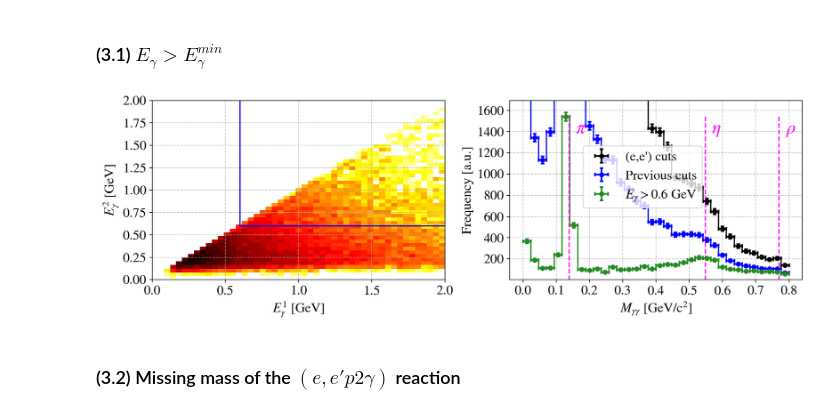
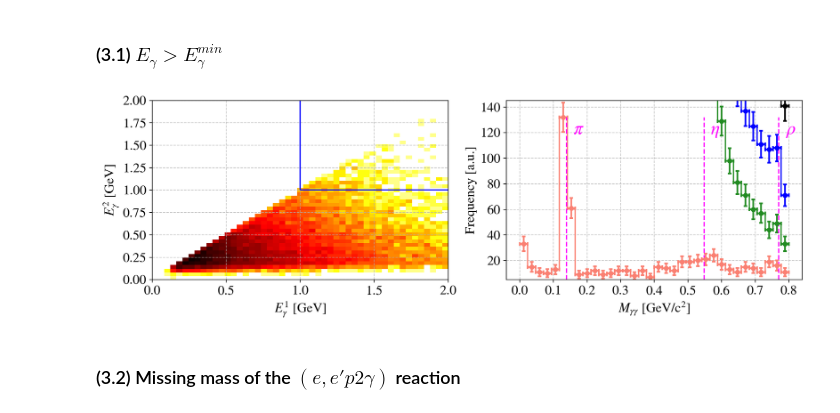
Before and after one commit to erezcoh4/CLAS12_BranchingRatios_Analysis, a Jupyter notebook: PythonAnalysis/InvariantMass_2gammas/FirstLookAtInvariantMass.ipynb, the cells around one changed output. Drawn from its saved outputs; the diff is of its cells as text; code cells hidden in the pictures.

```diff
--- a/PythonAnalysis/InvariantMass_2gammas/FirstLookAtInvariantMass.ipynb
+++ b/PythonAnalysis/InvariantMass_2gammas/FirstLookAtInvariantMass.ipynb
@@ -25,7 +25,7 @@ Loaded bin migration and acceptance weights from MC calculations.
 ### (1.1) Load data file
 # %%
 data_path  = "/Users/erezcohen/Desktop/data/CLAS12/RGB/BranchingRatios/sidisdvcs"
-subdirname = "sidisdvcs_27Dec2024_commit_1fb8ef9"
+subdirname = "sidisdvcs_1Jan2025_commit_5584716"
 run        = 6164
 filename   = "skimmed_BranchingRatios_sidisdvcs_%06d_eep2gX.csv"%run
 fullfile   = data_path + "/" + subdirname + "/" + filename
@@ -93,14 +93,18 @@ Retained 35k events
 6. $M_x(\gamma^* d \to p \gamma \gamma) > 0.939$ GeV
 # %%
 var  = "M_x_deep2g"
-bins = np.linspace(-3,5,100)
-var_min = 0.939
+bins = np.linspace(-3,5,100);
+Mx_min = 0.939
 
 fig = plt.figure(figsize=(8,4),tight_layout=True)
 ax  = fig.add_subplot(1,1,1)
 
-h = plot_step_hist(data[var], bins=bins, color='k');
-x = data_after_cuts[var]
-h = plot_step_hist(data_after_cuts[var], bins=bins, color='b');
-set_axes(ax,"$M_x(e,e'p\gamma\gamma) = (q^\mu + d^\mu) - (p^\mu + \gamma_1^\mu + \gamma_2^\mu ) ).Mag() $ [GeV/c$^2$]",'Frequency [a.u.]',fontsize=16,do_add_grid=True);
+Mx, h_all, _, _ = plot_step_hist(data[var], bins=bins, color='k');
+Mx, h_after_cuts, _, _ = plot_step_hist(data_after_cuts[var], bins=bins, color='b');
+set_axes(ax,"$M_x(e,e'p\gamma\gamma) = |(q + d) - (p + \gamma_1 + \gamma_2 )| $ [GeV/c$^2$]",'Frequency [a.u.]',fontsize=16,do_add_grid=True);
+
+plt.vlines(Mx_min, 0, np.max(ax.get_ylim()), color='forestgreen');
+ax.annotate("", xy=(Mx_min + 0.5, 0.5*np.max(ax.get_ylim())), xytext=(Mx_min, 0.5*np.max(ax.get_ylim())),arrowprops=dict(arrowstyle="->", color='forestgreen'))
+idx_v_min = int(np.argwhere( Mx > Mx_min )[0])
+plt.bar(Mx[idx_v_min:-1], h_after_cuts[idx_v_min:-1], color='forestgreen', width=(Mx[1] - Mx[0]));
 # %% [output]
@@ -107,0 +112,4 @@ set_axes(ax,"$M_x(e,e'p\gamma\gamma) = (q^\mu + d^\mu) - (p^\mu + \gamma_1^\mu +
+# %%
+beta_min, beta_max = 0.9,1.1
+data_after_Mx_cuts = data_after_cuts[ Mx_min < data_after_cuts["M_x_deep2g"]]
+print('Retained %dk events after Mx cut'%(len(data_after_Mx_cuts)/1000))
@@ -134,34 +145,36 @@ set_axes(ax,'$M_{\gamma\gamma}$ [GeV/c$^2$]','Frequency [a.u.]',fontsize=16,do_a
 ### (3.1) $E_\gamma > E_\gamma^{min}$
 # %%
 bins_Mgg=np.linspace(0,0.8,35)
-Eg_min = 0.6
+Eg_min = 1.0
 
-x = data_after_cuts["g1_E"]
-y = data_after_cuts["g2_E"]
+x = data_after_Mx_cuts["g1_E"]
+y = data_after_Mx_cuts["g2_E"]
 fig = plt.figure(figsize=(12,4),tight_layout = True)
 ax = fig.add_subplot(1,2,1)
 plot_2d_hist(x,y,bins=(np.linspace(0,2,50),np.linspace(0,2,50)),ax=ax,norm='log');
 set_axes(ax,"$E_\gamma^1$ [GeV]","$E_\gamma^2$ [GeV]",fontsize=16,do_add_grid=True,xticks=(0,0.5,1,1.5,2));
 plt.vlines(Eg_min,Eg_min,2,colors='b')
 plt.hlines(Eg_min,Eg_min,2,colors='b')
 # ax.set_zscale('log')
 
-data_sliced = data_after_cuts[(data_after_cuts["g1_E"] > Eg_min) & (data_after_cuts["g2_E"] > Eg_min)]
 var = "Mgg"
 ax = fig.add_subplot(1,2,2)
-h_all = plot_step_hist(data[var],            bins=bins_Mgg ,color='k', label = "(e,e') cuts");
-h_cut = plot_step_hist(data_after_cuts[var], bins=bins_Mgg, color='b', label = 'Previous cuts');
-h_sliced = plot_step_hist(data_sliced[var],  bins=bins_Mgg, color='forestgreen', label = '$E_\gamma > %.1f$ GeV'%Eg_min);
+h_all = plot_step_hist(data[var],               bins=bins_Mgg ,color='k', label = "(e,e') cuts");
+h_Mx = plot_step_hist(data_after_cuts[var],    bins=bins_Mgg ,color='b', label = "additional cuts");
+h_cut = plot_step_hist(data_after_Mx_cuts[var], bins=bins_Mgg, color='forestgreen', label = '$M_x$ cut');
+data_sliced = data_after_Mx_cuts[(data_after_Mx_cuts["g1_E"] > Eg_min) & (data_after_Mx_cuts["g2_E"] > Eg_min)]
+h_sliced = plot_step_hist(data_sliced[var],  bins=bins_Mgg, color='salmon', label = '$E_\gamma > %.1f$ GeV'%Eg_min);
 ymax = np.max(h_sliced)
+
 for resname,M_res in zip(['\\pi','\\eta','\\rho'],[M_pi,M_eta,M_rho]):
     plt.vlines(M_res, 0,ymax,linestyles='--',colors='magenta');
     plt.text(M_res+0.02,0.9*ymax,"$"+resname+"$",color='magenta',fontsize=22)
 
-set_axes(ax,'$M_{\gamma\gamma}$ [GeV/c$^2$]','Frequency [a.u.]',fontsize=16,do_add_grid=True, ylim=(5,1.1*ymax), do_add_legend=True,legend_loc=(0.25,0.4));
+set_axes(ax,'$M_{\gamma\gamma}$ [GeV/c$^2$]','Frequency [a.u.]',fontsize=16,do_add_grid=True, ylim=(5,1.1*ymax), do_add_legend=False,legend_loc=(0.25,0.4));
 # ax.legend(bbox_to_anchor=(1.,1.05))
 # ax.set_yscale('log')
 # %% [output]
-[figure, old version]
+[figure, new version]
 # %% [markdown]
 ### (3.2) Missing mass of the $(e,e'p2\gamma)$ reaction
 # %%
```
Also changed, not shown: parts of 5 cells of this notebook, 3 other files.
